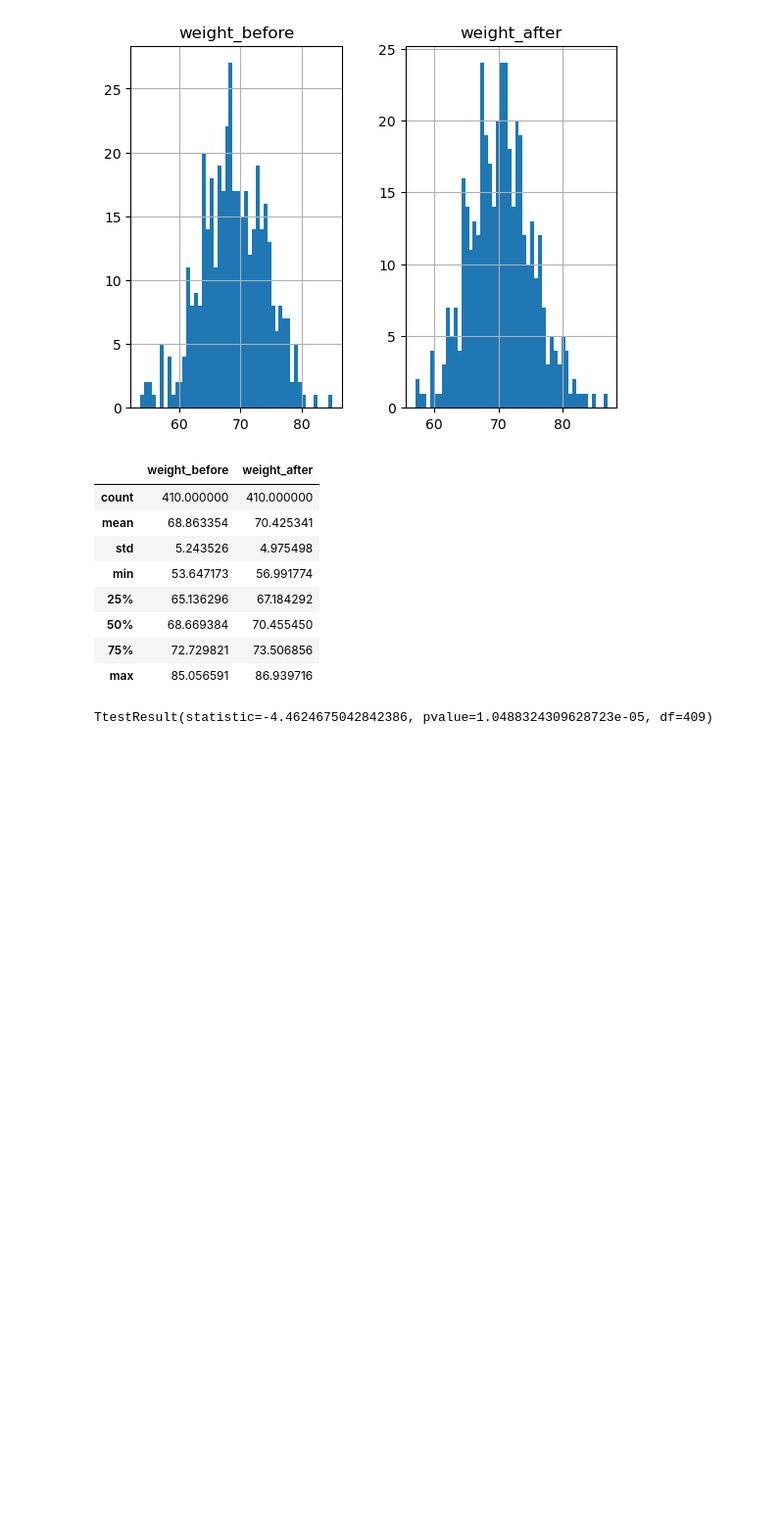
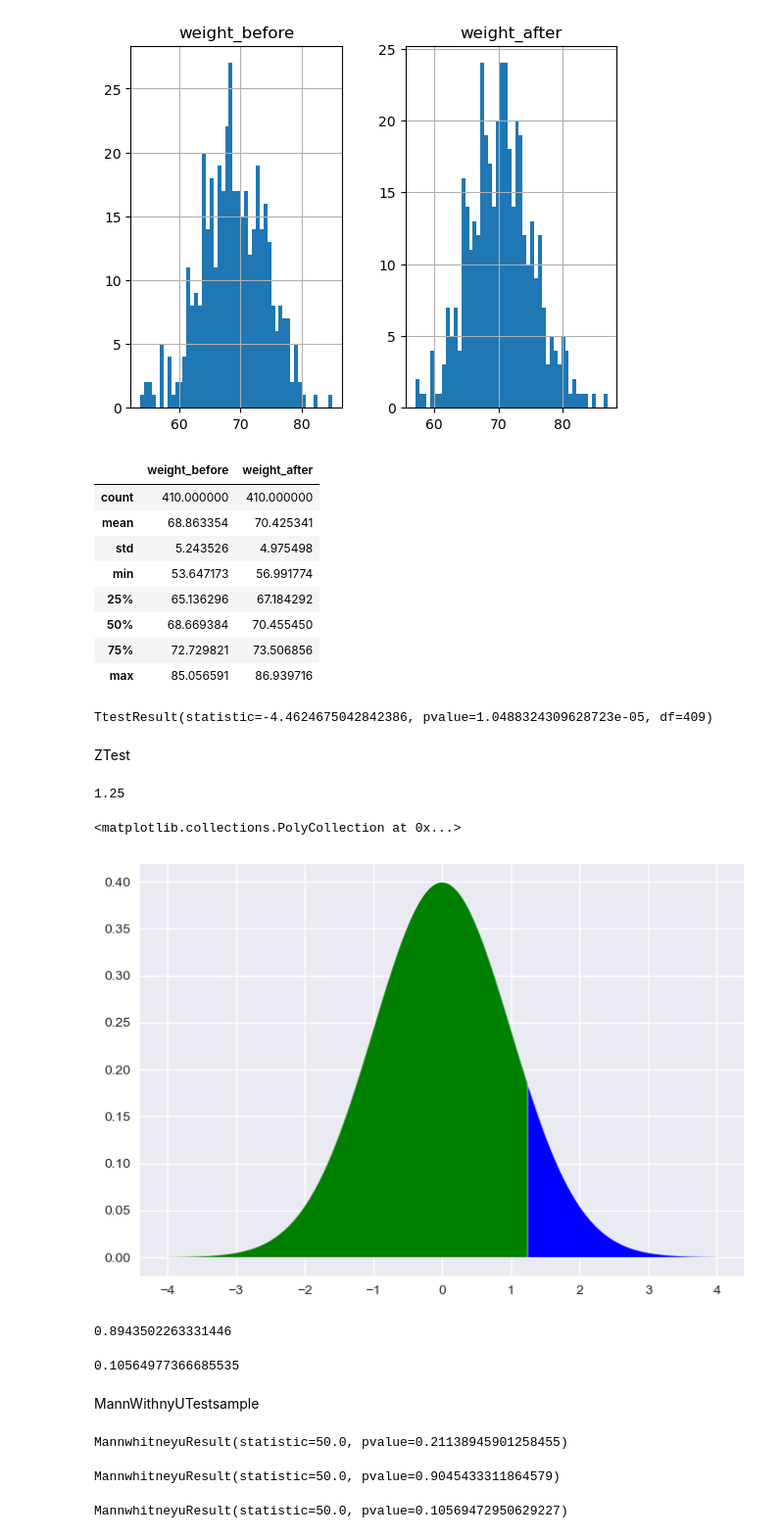
Before and after one commit to Sina-mjd/Data-Science-Learning-Journey, a Jupyter notebook: 03-Inferential_Statistics/03_inferential_stats.ipynb, the cells around one changed output. Shown at 98% size. Cells and saved outputs as stored; diff of their text form; code cells hidden in the pictures; blank space fills up the shorter version.

Commit message:
Add inferential statistics codes

```diff
--- a/03-Inferential_Statistics/03_inferential_stats.ipynb
+++ b/03-Inferential_Statistics/03_inferential_stats.ipynb
@@ -569,3 +569,5 @@ df.describe()
 stats.ttest_rel( a = df['weight_before'] , b = df['weight_after'])
 # %% [output]
 TtestResult(statistic=-4.4624675042842386, pvalue=1.0488324309628723e-05, df=409)
+# %% [markdown]
+ZTest
@@ -571,0 +582,20 @@ TtestResult(statistic=-4.4624675042842386, pvalue=1.0488324309628723e-05, df=409
+# %%
+z = (x_bar - mu) / (sigma / sqrt(n))
+print(z)
+# %% [output]
+1.25
+# %%
+plt.style.use('seaborn-v0_8')
+
+x_green = np.arange(-4, 1.25, 0.01)
+plt.fill_between(x=x_green, y1=stats.norm.pdf(x_green), facecolor='green')
+
+x_blue = np.arange(1.25, 4, 0.01)
+plt.fill_between(x=x_blue, y1=stats.norm.pdf(x_blue), facecolor='blue')
+# %% [output]
+<matplotlib.collections.PolyCollection at 0x...>
+[figure, added]
+# %%
+stats.norm.cdf(z)
+# %% [output]
+0.8943502263331446
@@ -571,0 +604,6 @@ TtestResult(statistic=-4.4624675042842386, pvalue=1.0488324309628723e-05, df=409
+# %%
+print(p_value)
+# %% [output]
+0.10564977366685535
+# %% [markdown]
+MannWithnyUTestsample
@@ -571,0 +613,12 @@ TtestResult(statistic=-4.4624675042842386, pvalue=1.0488324309628723e-05, df=409
+# %%
+stats.mannwhitneyu(g1 , g2 , alternative = 'two-sided')
+# %% [output]
+MannwhitneyuResult(statistic=50.0, pvalue=0.21138945901258455)
+# %%
+stats.mannwhitneyu(g1 , g2 , alternative = 'greater')
+# %% [output]
+MannwhitneyuResult(statistic=50.0, pvalue=0.9045433311864579)
+# %%
+stats.mannwhitneyu(g1 , g2 , alternative = 'less')
+# %% [output]
+MannwhitneyuResult(statistic=50.0, pvalue=0.10569472950629227)
```
Also changed, not shown: parts of 63 cells of this notebook, 1 other file.
